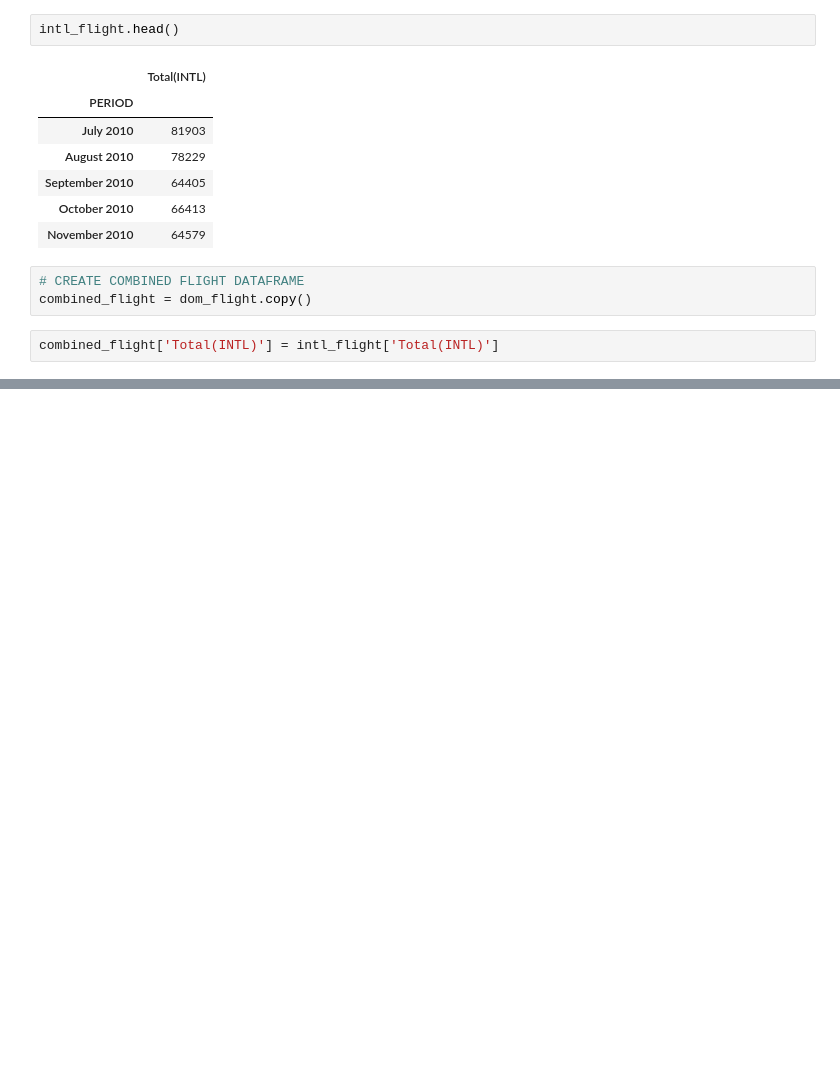
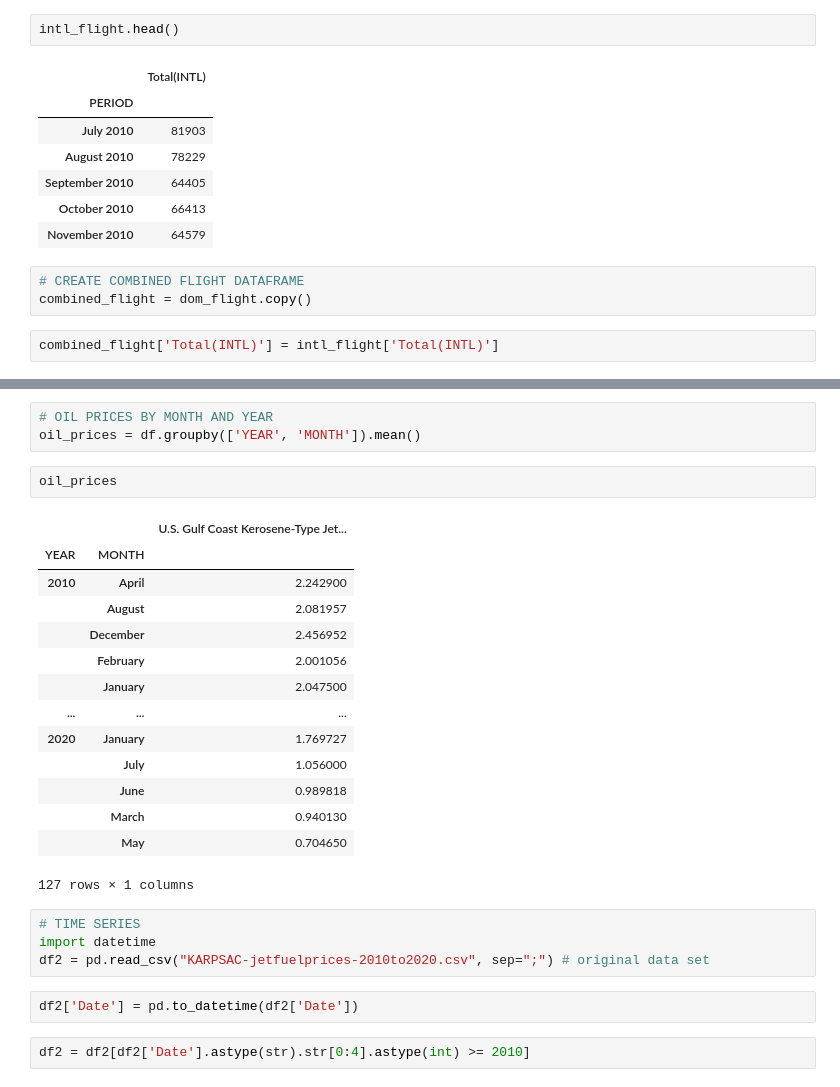
Before and after one commit to xsharonhe/cvt-scripts, a Jupyter notebook: project-intl-flight-tracking/effects of oil and gas/effect of gas and oil on aviation industry.ipynb, the cells around one changed output, grey strips where cells are left out. Drawn from its saved outputs; the diff is of its cells as text; blank space fills up the shorter version.

```diff
--- a/project-intl-flight-tracking/effects of oil and gas/effect of gas and oil on aviation industry.ipynb
+++ b/project-intl-flight-tracking/effects of oil and gas/effect of gas and oil on aviation industry.ipynb
@@ -132 +132,29 @@ combined_flight
 118 rows × 3 columns
+# %%
+# OIL PRICES BY MONTH AND YEAR
+oil_prices = df.groupby(['YEAR', 'MONTH']).mean()
+# %%
+oil_prices
+# %% [output]
+|  |  | U.S. Gulf Coast Kerosene-Type Jet... |
+| YEAR | MONTH |  |
+| 2010 | April | 2.242900 |
+|  | August | 2.081957 |
+|  | December | 2.456952 |
+|  | February | 2.001056 |
+|  | January | 2.047500 |
+| ... | ... | ... |
+| 2020 | January | 1.769727 |
+|  | July | 1.056000 |
+|  | June | 0.989818 |
+|  | March | 0.940130 |
+|  | May | 0.704650 |
+127 rows × 1 columns
+# %%
+# TIME SERIES
+import datetime
+df2 = pd.read_csv("KARPSAC-jetfuelprices-2010to2020.csv", sep=";") # original data set
+# %%
+df2['Date'] = pd.to_datetime(df2['Date'])
+# %%
+df2 = df2[df2['Date'].astype(str).str[0:4].astype(int) >= 2010]
```
Also changed, not shown: parts of 6 cells of this notebook, 1 other file.
